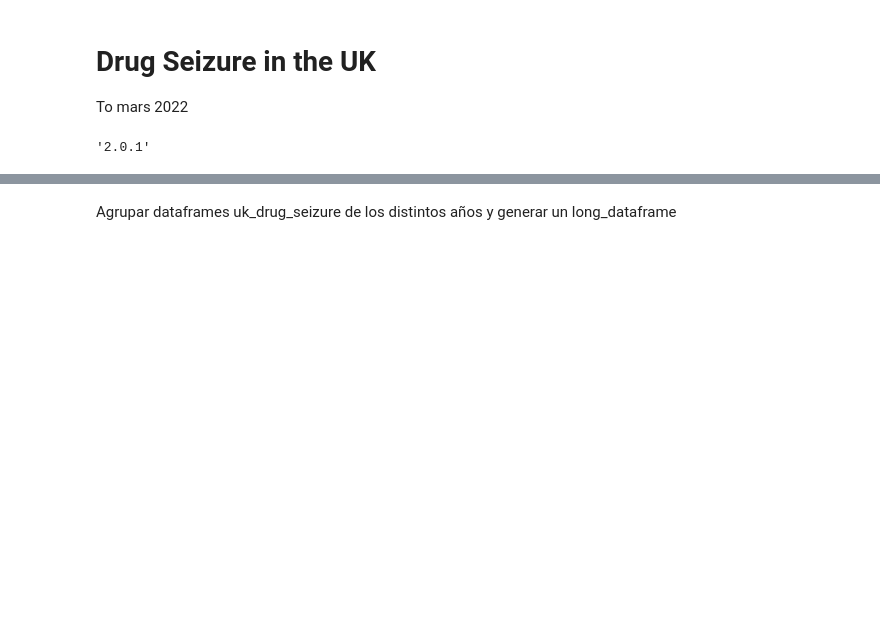
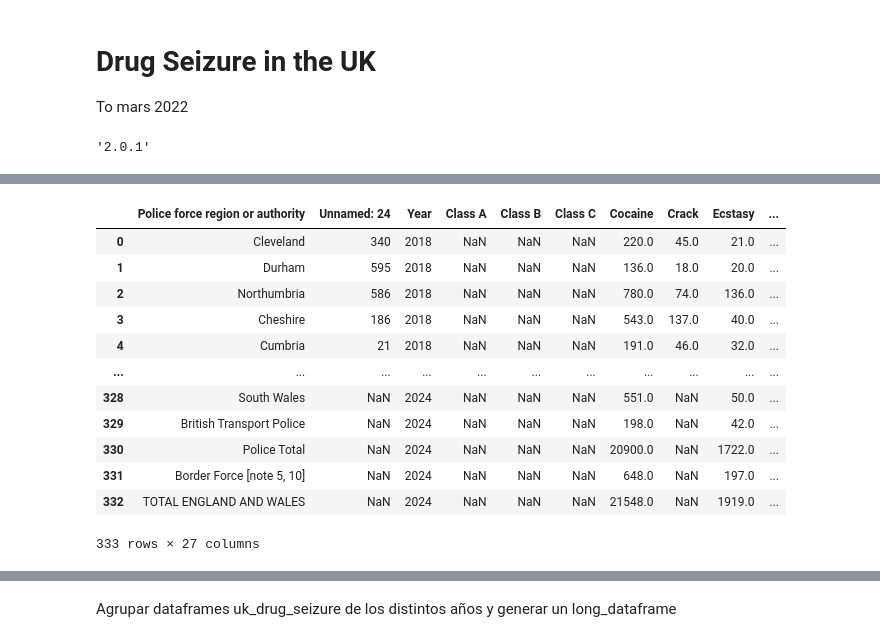
Before and after one commit to GonzaloLopezS/TFM_AFI_2025, a Jupyter notebook: AAA_code/drug-seizure_EDA.ipynb, the cells around one changed output, grey strips where cells are left out. Saved outputs shown, nothing was run; the diff lists cells and outputs as text; code cells hidden in the pictures; blank space fills up the shorter version.

```diff
--- a/AAA_code/drug-seizure_EDA.ipynb
+++ b/AAA_code/drug-seizure_EDA.ipynb
@@ -578,0 +602,4 @@ uk_drug_seizure_2019_df.rename({'Unnamed: 0':'Police force region or authority'}
+# %%
+uk_drug_seizure_wide_dataframe = pd.concat([uk_drug_seizure_2018_df, uk_drug_seizure_2019_df, uk_drug_seizure_2020_df, uk_drug_seizure_2021_df,
+                                     uk_drug_seizure_2022_df, uk_drug_seizure_2023_df, uk_drug_seizure_2024_df],
+                                     axis = 0, ignore_index=True, join='outer')
@@ -578,0 +621,2 @@ uk_drug_seizure_2019_df.rename({'Unnamed: 0':'Police force region or authority'}
+# %%
+uk_drug_seizure_wide_dataframe.drop(columns = ['Unnamed: 1','Total Class A','Total Class B','Total Class C','All drugs'], axis=1, inplace=True)
@@ -578,0 +663,3 @@ uk_drug_seizure_2019_df.rename({'Unnamed: 0':'Police force region or authority'}
+# %%
+# Example usage (assuming your DataFrame is named 'df'):
+uk_drug_seizure_wide_dataframe_cleaned = consolidate_columns_new(uk_drug_seizure_wide_dataframe)
@@ -578,0 +677,39 @@ uk_drug_seizure_2019_df.rename({'Unnamed: 0':'Police force region or authority'}
+# %%
+uk_drug_seizure_wide_dataframe_cleaned.rename(columns={'Cocaine_':'Cocaine',
+                                                          'Crack_':'Crack',
+                                                          'Ecstasy_':'Ecstasy',
+                                                          'Heroin_':'Ecstasy',
+                                                          'LSD_':'LSD',
+                                                          'Methadone_':'Methadone',
+                                                          'Morphine_':'Morphine',
+                                                          'Other Class A_':'Other Class A',
+                                                          'Cannabis_':'Cannabis',
+                                                          'Amphetamines_':'Amphetamines',
+                                                          'Barbiturates_':'Barbiturates',
+                                                          'Ketamine_':'Ketamine',
+                                                          'Mephedrone_':'Mephedrone',
+                                                          'Other Class B_':'Other Class B',
+                                                          'Anabolic steroids_':'Anabolic steroids',
+                                                          'Benzodiazepines_':'Benzodiazepines',
+                                                          'GHB_':'GHB',
+                                                          'Temazepam_':'Temazepam',
+                                                          'Other Class C_':'Other Class C',
+                                                          'Nitrous Oxide_':'Nitrous Oxide',
+                                                          'Classification Unknown_':'Classification Unknown'}, inplace=True)
+# %%
+# Merge columns wide dataset:
+uk_drug_seizure_wide_dataframe_cleaned
+# %% [output]
+|  | Police force region or authority | Unnamed: 24 | Year | Class A | Class B | Class C | Cocaine | Crack | Ecstasy | ... |
+| 0 | Cleveland | 340 | 2018 | NaN | NaN | NaN | 220.0 | 45.0 | 21.0 | ... |
+| 1 | Durham | 595 | 2018 | NaN | NaN | NaN | 136.0 | 18.0 | 20.0 | ... |
+| 2 | Northumbria | 586 | 2018 | NaN | NaN | NaN | 780.0 | 74.0 | 136.0 | ... |
+| 3 | Cheshire | 186 | 2018 | NaN | NaN | NaN | 543.0 | 137.0 | 40.0 | ... |
+| 4 | Cumbria | 21 | 2018 | NaN | NaN | NaN | 191.0 | 46.0 | 32.0 | ... |
+| ... | ... | ... | ... | ... | ... | ... | ... | ... | ... | ... |
+| 328 | South Wales | NaN | 2024 | NaN | NaN | NaN | 551.0 | NaN | 50.0 | ... |
+| 329 | British Transport Police | NaN | 2024 | NaN | NaN | NaN | 198.0 | NaN | 42.0 | ... |
+| 330 | Police Total | NaN | 2024 | NaN | NaN | NaN | 20900.0 | NaN | 1722.0 | ... |
+| 331 | Border Force [note 5, 10] | NaN | 2024 | NaN | NaN | NaN | 648.0 | NaN | 197.0 | ... |
+| 332 | TOTAL ENGLAND AND WALES | NaN | 2024 | NaN | NaN | NaN | 21548.0 | NaN | 1919.0 | ... |
+333 rows × 27 columns
```
Also changed, not shown: parts of 32 cells of this notebook, 10 other files.
